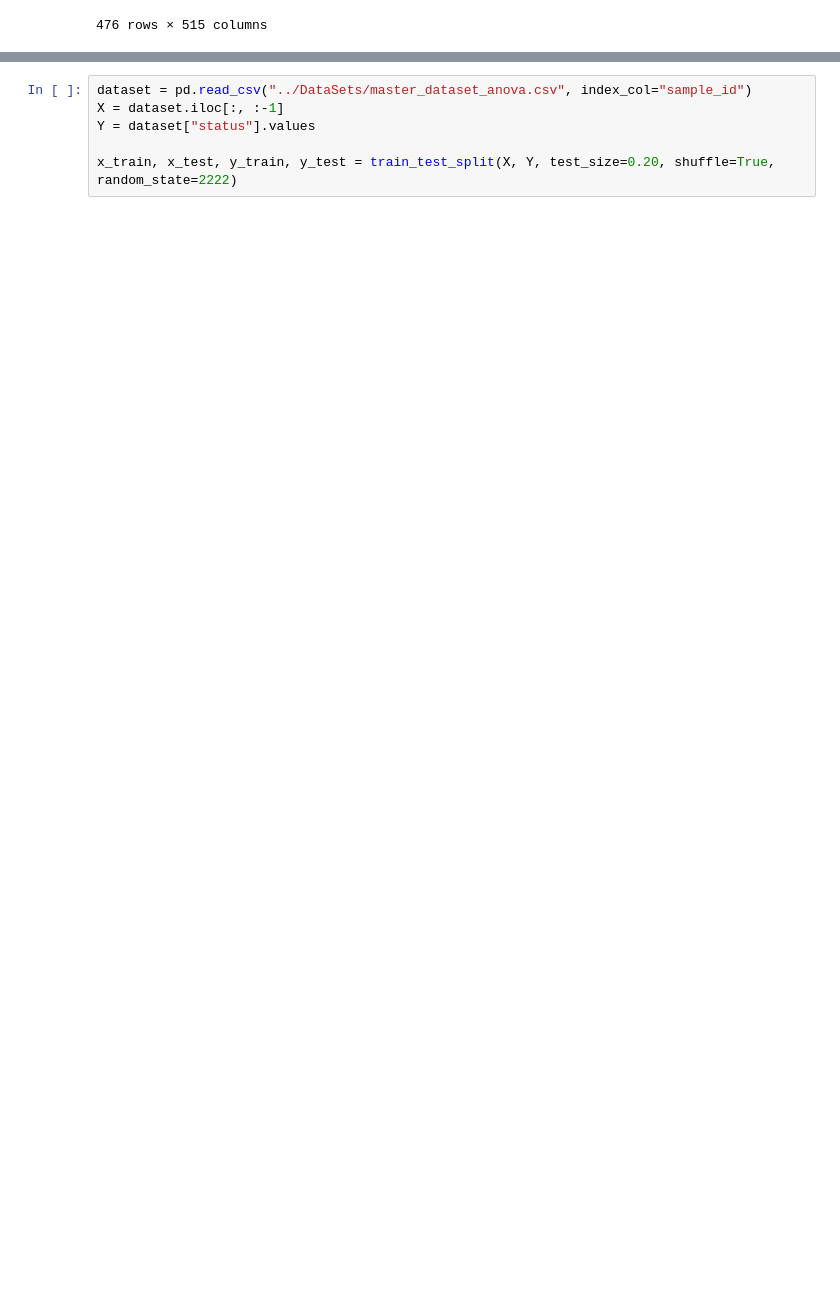
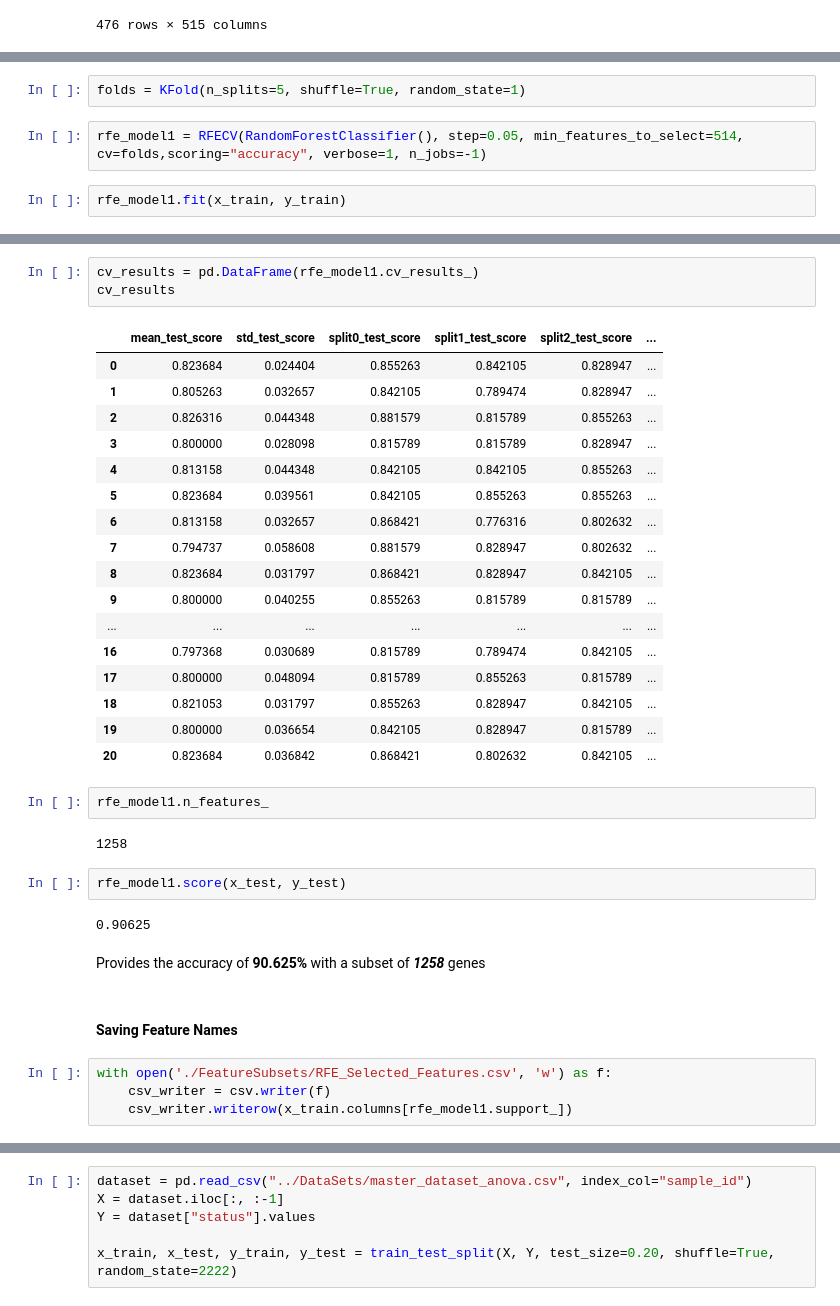
Before and after one commit to f16hari/sop, a Jupyter notebook: Python/Implementation.ipynb, the cells around one changed output, grey strips where cells are left out. Drawn from its saved outputs; the diff is of its cells as text; blank space fills up the shorter version.

```diff
--- a/Python/Implementation.ipynb
+++ b/Python/Implementation.ipynb
@@ -388,0 +406,6 @@ master_dataset_with_anova_optimum_genes
+# %%
+folds = KFold(n_splits=5, shuffle=True, random_state=1)
+# %%
+rfe_model1 = RFECV(RandomForestClassifier(), step=0.05, min_features_to_select=514, cv=folds,scoring="accuracy", verbose=1, n_jobs=-1)
+# %%
+rfe_model1.fit(x_train, y_train)
@@ -388,0 +433,37 @@ master_dataset_with_anova_optimum_genes
+# %%
+cv_results = pd.DataFrame(rfe_model1.cv_results_)
+cv_results
+# %% [output]
+|  | mean_test_score | std_test_score | split0_test_score | split1_test_score | split2_test_score | ... |
+| 0 | 0.823684 | 0.024404 | 0.855263 | 0.842105 | 0.828947 | ... |
+| 1 | 0.805263 | 0.032657 | 0.842105 | 0.789474 | 0.828947 | ... |
+| 2 | 0.826316 | 0.044348 | 0.881579 | 0.815789 | 0.855263 | ... |
+| 3 | 0.800000 | 0.028098 | 0.815789 | 0.815789 | 0.828947 | ... |
+| 4 | 0.813158 | 0.044348 | 0.842105 | 0.842105 | 0.855263 | ... |
+| 5 | 0.823684 | 0.039561 | 0.842105 | 0.855263 | 0.855263 | ... |
+| 6 | 0.813158 | 0.032657 | 0.868421 | 0.776316 | 0.802632 | ... |
+| 7 | 0.794737 | 0.058608 | 0.881579 | 0.828947 | 0.802632 | ... |
+| 8 | 0.823684 | 0.031797 | 0.868421 | 0.828947 | 0.842105 | ... |
+| 9 | 0.800000 | 0.040255 | 0.855263 | 0.815789 | 0.815789 | ... |
+| ... | ... | ... | ... | ... | ... | ... |
+| 16 | 0.797368 | 0.030689 | 0.815789 | 0.789474 | 0.842105 | ... |
+| 17 | 0.800000 | 0.048094 | 0.815789 | 0.855263 | 0.815789 | ... |
+| 18 | 0.821053 | 0.031797 | 0.855263 | 0.828947 | 0.842105 | ... |
+| 19 | 0.800000 | 0.036654 | 0.842105 | 0.828947 | 0.815789 | ... |
+| 20 | 0.823684 | 0.036842 | 0.868421 | 0.802632 | 0.842105 | ... |
+# %%
+rfe_model1.n_features_
+# %% [output]
+1258
+# %%
+rfe_model1.score(x_test, y_test)
+# %% [output]
+0.90625
+# %% [markdown]
+Provides the accuracy of **90.625%** with a subset of ***1258*** genes
+# %% [markdown]
+#### Saving Feature Names
+# %%
+with open('./FeatureSubsets/RFE_Selected_Features.csv', 'w') as f:
+    csv_writer = csv.writer(f)
+    csv_writer.writerow(x_train.columns[rfe_model1.support_])
```
Also changed, not shown: parts of 24 cells of this notebook, 3 other files.
